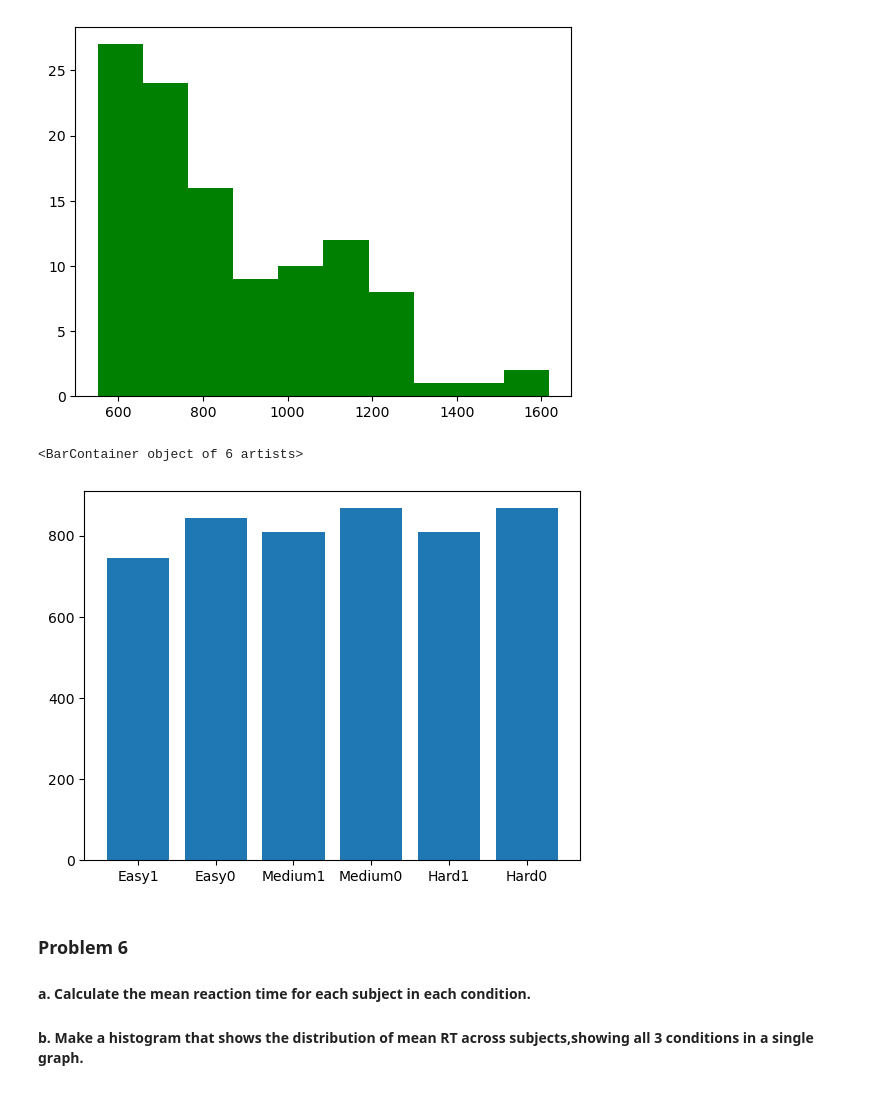
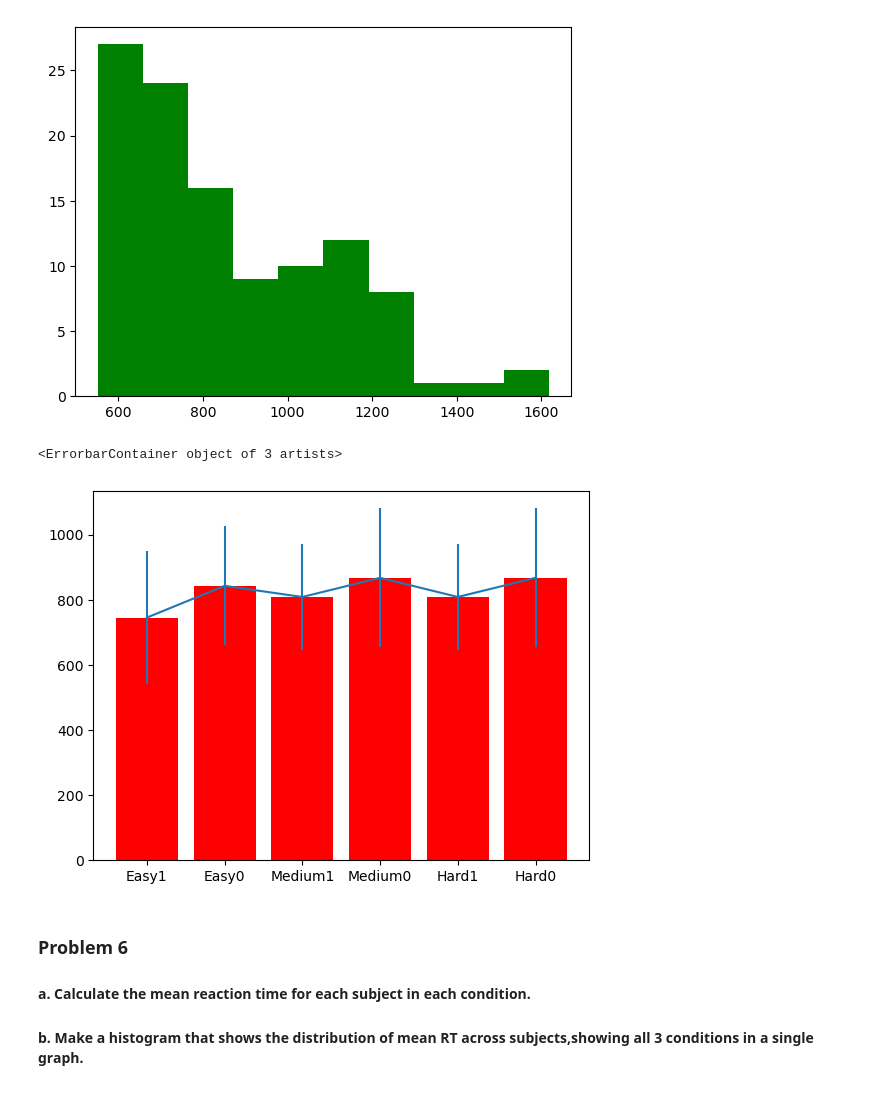
Before and after one commit to shanibt/COGS106-Assignment1, a Jupyter notebook: Assignment1.ipynb, the cells around one changed output. Saved outputs shown, nothing was run; the diff lists cells and outputs as text; code cells hidden in the pictures.

Commit message:
q5b -  errorbars based on std of each critera

```diff
--- a/Assignment1.ipynb
+++ b/Assignment1.ipynb
@@ -102,23 +102,37 @@ plt.show
 # %%
 #b. Make an bar plot with an error that shows the reaction time means for each condition
 # and for correct and incorrect trials. The errorbar should show the standard deviation.
 x_axis = np.array(["Easy1", 'Easy0', 'Medium1', "Medium0", "Hard1", "Hard0"])
 
-rt_easy1 = np.mean(rt[(subject == 2) & (condition == 'Easy') & (correct == 1)])
-rt_easy0 = np.mean(rt[(subject == 2) & (condition == 'Easy') & (correct == 0)])
+E1 = rt[(subject == 2) & (condition == 'Easy') & (correct == 1)]
+rt_e1 = np.mean(E1)
+std_e1 = np.std(E1)
+E0 = rt[(subject == 2) & (condition == 'Easy') & (correct == 0)]
+rt_e0 = np.mean(E0)
+std_e0 = np.std(E0)
 
-rt_medium1 = np.mean(rt[(subject == 2) & (condition == 'Medium') & (correct == 1)])
-rt_medium0 = np.mean(rt[(subject == 2) & (condition == 'Medium') & (correct == 0)])
+M1 = rt[(subject == 2) & (condition == 'Medium') & (correct == 1)]
+rt_m1 = np.mean(M1)
+std_m1 = np.std(M1)
+M0 = rt[(subject == 2) & (condition == 'Medium') & (correct == 0)]
+rt_m0 = np.mean(M0)
+std_m0 = np.std(M0)
 
-rt_hard1 = np.mean(rt[(subject == 2) & (condition == 'Medium') & (correct == 1)])
-rt_hard0 = np.mean(rt[(subject == 2) & (condition == 'Medium') & (correct == 0)])
+H1 = rt[(subject == 2) & (condition == 'Medium') & (correct == 1)]
+rt_h1 = np.mean(H1)
+std_h1 = np.std(H1)
+H0 = rt[(subject == 2) & (condition == 'Medium') & (correct == 0)]
+rt_h0 = np.mean(H0)
+std_h0 = np.std(H0)
 
-y_axis = np.array([rt_easy1, rt_easy0, rt_medium1, rt_medium0, rt_hard1, rt_hard0])
+y_axis = np.array([rt_e1, rt_e0, rt_m1, rt_m0, rt_h1, rt_h0])
+std_error = np.array([std_e1, std_e0, std_m1, std_m0, std_h1, std_h0])
 
-plt.bar(x_axis, y_axis)
+plt.bar(x_axis, y_axis, color = 'Red')
+plt.errorbar(x_axis, y_axis, yerr = std_error)
 # %% [output]
-<BarContainer object of 6 artists>
+<ErrorbarContainer object of 3 artists>
-[figure, old version]
+[figure, new version]
 # %% [markdown]
 ### Problem 6
 #### a. Calculate the mean reaction time for each subject in each condition.
```
